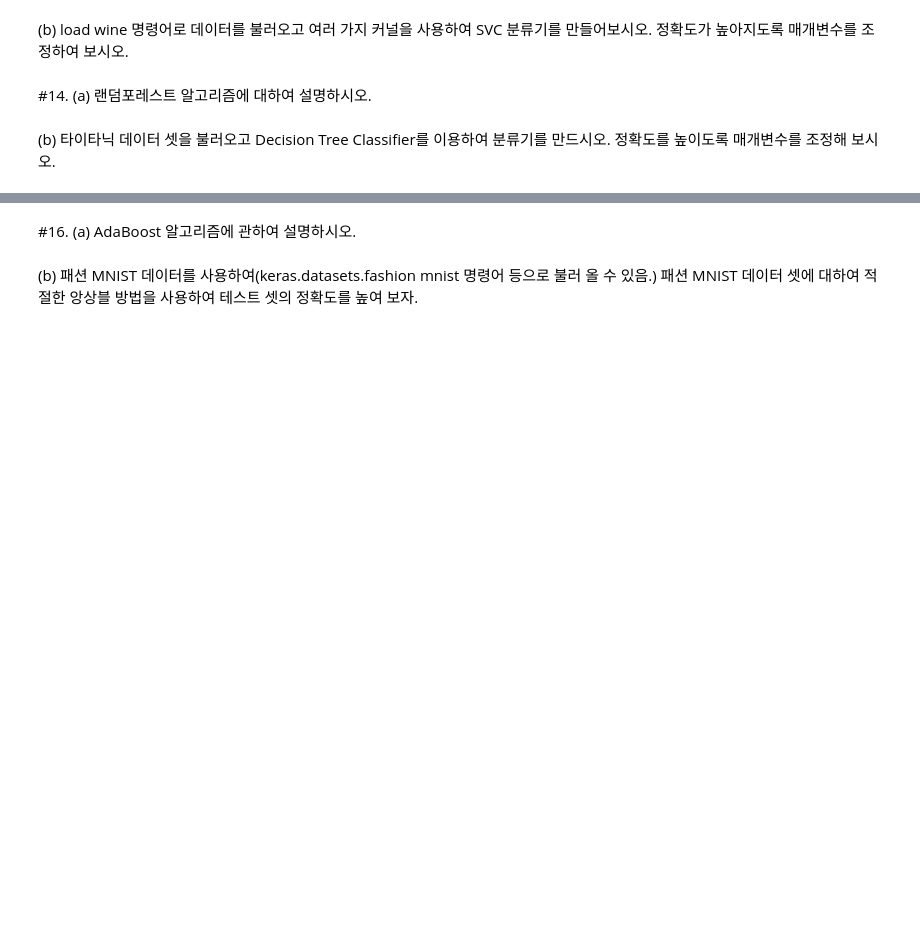
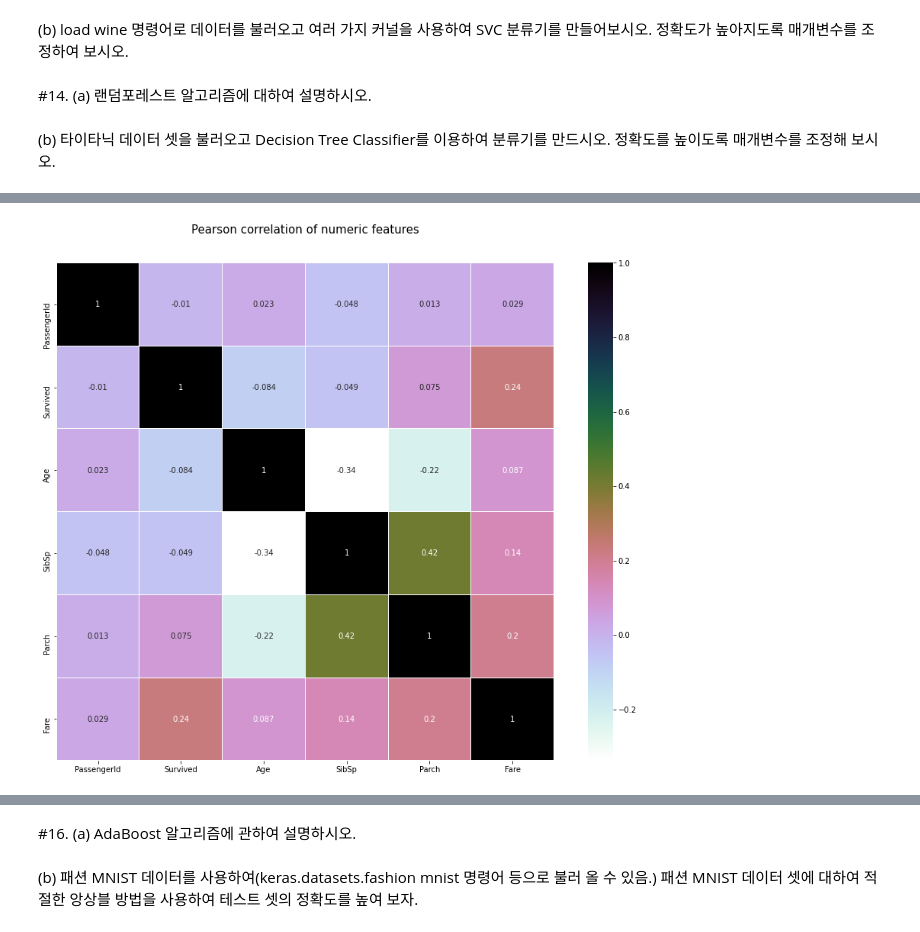
Before and after one commit to yoonyoung27/prac_python, a Jupyter notebook: final.ipynb, the cells around one changed output, grey strips where cells are left out. Saved outputs shown, nothing was run; the diff lists cells and outputs as text; code cells hidden in the pictures; blank space fills up the shorter version.

```diff
--- a/final.ipynb
+++ b/final.ipynb
@@ -119,0 +132,3 @@ print(lasso_reg_0.score(X_test, y_test),
+# %%
+data = pd.read_csv(io.BytesIO(myfile['train.csv']))
+data
@@ -119,0 +149,22 @@ print(lasso_reg_0.score(X_test, y_test),
+# %%
+dtypes_col       = data.columns
+dtypes_type_old  = data.dtypes
+dtypes_type      = ['int16', 'bool','category','object','category','float32','int8','int8','object','float32','object','category']
+optimized_dtypes = dict(zip(dtypes_col, dtypes_type))
+
+data = pd.read_csv(io.BytesIO(myfile['train.csv']),dtype=optimized_dtypes)
+# %%
+from sklearn.model_selection import train_test_split
+
+myfile= files.upload()
+test = pd.read_csv(io.BytesIO(myfile['test.csv']), dtype=optimized_dtypes)
+
+#splitting data to train and validation
+train, valid = train_test_split(data, test_size=0.2)
+
+
+combined = {"train":train,
+            "valid":valid,
+            "test":test}
+
+data.isnull().sum()
@@ -119,0 +187,18 @@ print(lasso_reg_0.score(X_test, y_test),
+# %%
+combined_cleaned = {}
+for i,data in combined.items():
+    combined_cleaned[i] = data.drop('Cabin', 1).copy()
+# %%
+#numerical features
+
+train_numeric = combined_cleaned["train"].select_dtypes(include=['float32','int16','int8','bool'])
+
+colormap = plt.cm.cubehelix_r
+plt.figure(figsize=(16,12))
+
+plt.title('Pearson correlation of numeric features', y=1.05, size=15)
+sns.heatmap(train_numeric.corr(),linewidths=0.1,vmax=1.0, square=True, cmap=colormap, linecolor='white', annot=True)
+
+plt.show()
+# %% [output]
+[figure, added]
```
Also changed, not shown: parts of 26 cells of this notebook.
